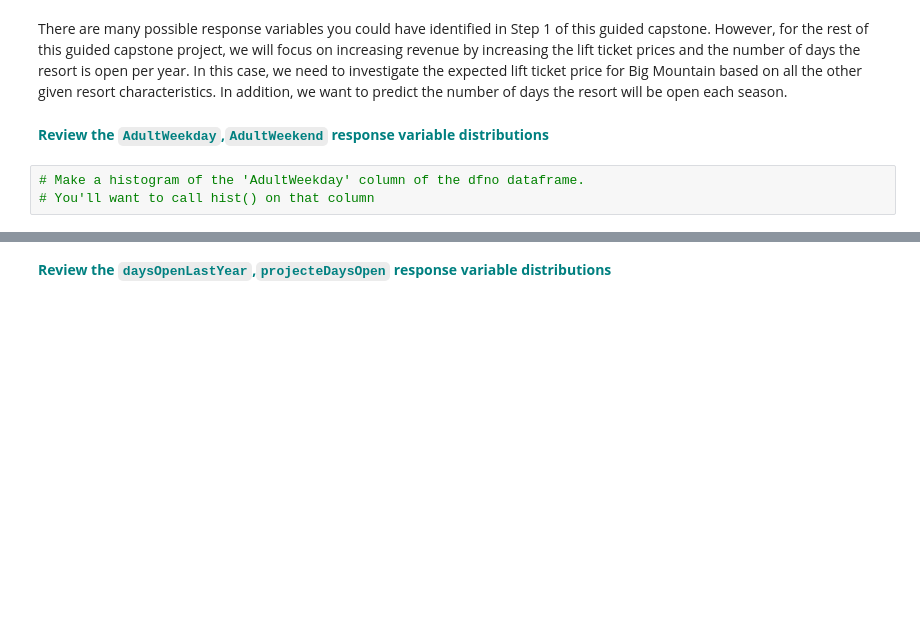
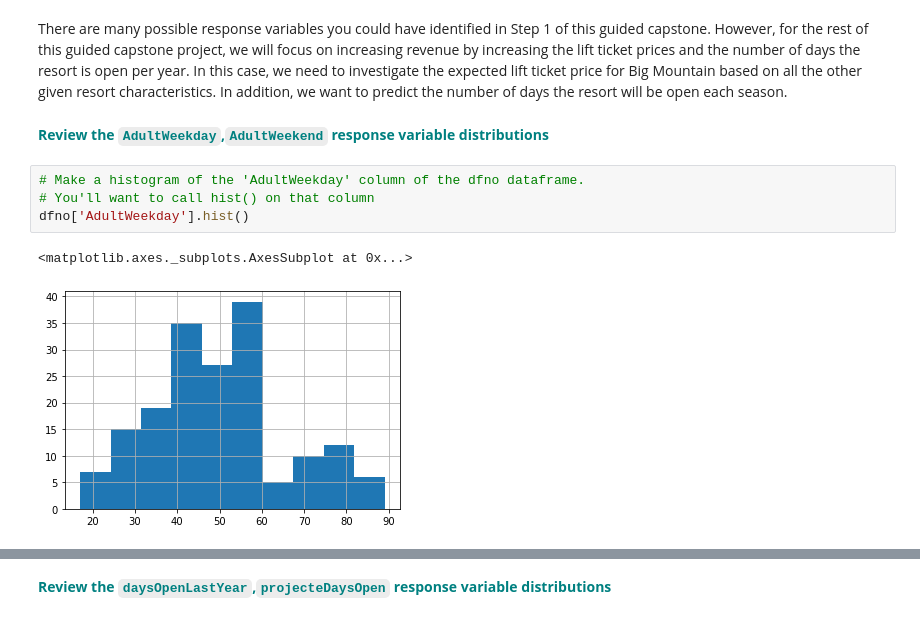
Before and after one commit to jolfr/capstone-01, a Jupyter notebook: notebooks/Notebook_stepthree.ipynb, the cells around one changed output, grey strips where cells are left out. Cells and saved outputs as stored; diff of their text form; blank space fills up the shorter version.

```diff
--- a/notebooks/Notebook_stepthree.ipynb
+++ b/notebooks/Notebook_stepthree.ipynb
@@ -300,5 +310,9 @@ There are many possible response variables you could have identified in Step 1 o
 # %%
 # Make a histogram of the 'AdultWeekday' column of the dfno dataframe.
 # You'll want to call hist() on that column
+dfno['AdultWeekday'].hist()
+# %% [output]
+<matplotlib.axes._subplots.AxesSubplot at 0x...>
+[figure, added]
 # %%
 # Do the same but with the AdultWeekend column
```
Also changed, not shown: parts of 20 cells of this notebook.
